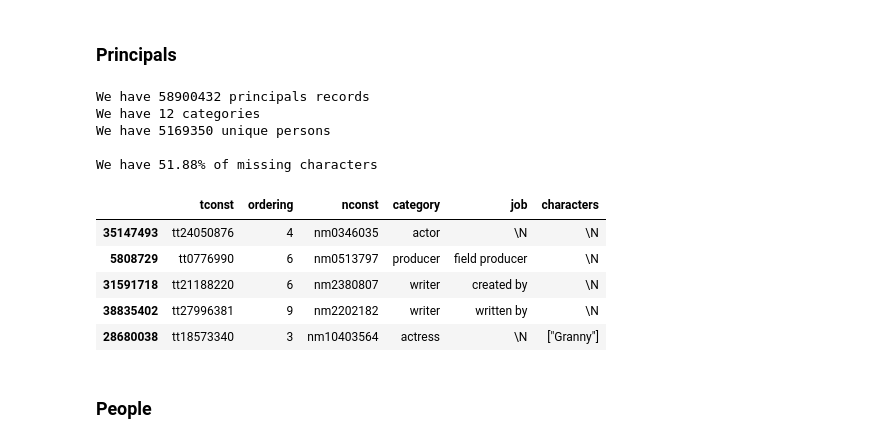
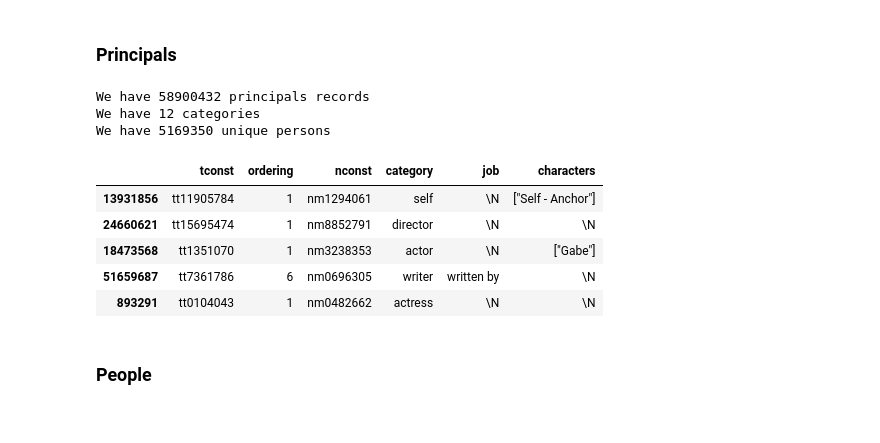
Before and after one commit to epfl-ada/ada-2023-project-advanceddataarsonists, a Jupyter notebook: initial_analyses.ipynb, the cells around one changed output. Cells and saved outputs as stored; diff of their text form; code cells hidden in the pictures.

```diff
--- a/initial_analyses.ipynb
+++ b/initial_analyses.ipynb
@@ -293,26 +300,20 @@ We have 651888 movie titles
 # %%
 total_principals = len(imdb_principals_df)
 print(f"We have {total_principals} principals records")
 print(f"We have {len(imdb_principals_df['category'].unique())} categories")
 print(f"We have {len(imdb_principals_df['nconst'].unique())} unique persons", end="\n\n")
 
-missing_characters = len(imdb_principals_df[imdb_principals_df['characters'] == "\\N"])
-print(f"We have {missing_characters/total_principals*100:.2f}% of missing characters")
-
-
 imdb_principals_df.sample(5)
 # %% [output]
 We have 58900432 principals records
 We have 12 categories
 We have 5169350 unique persons
-
-We have 51.88% of missing characters
 |  | tconst | ordering | nconst | category | job | characters |
-| 35147493 | tt24050876 | 4 | nm0346035 | actor | \N | \N |
-| 5808729 | tt0776990 | 6 | nm0513797 | producer | field producer | \N |
-| 31591718 | tt21188220 | 6 | nm2380807 | writer | created by | \N |
-| 38835402 | tt27996381 | 9 | nm2202182 | writer | written by | \N |
-| 28680038 | tt18573340 | 3 | nm10403564 | actress | \N | ["Granny"] |
+| 13931856 | tt11905784 | 1 | nm1294061 | self | \N | ["Self - Anchor"] |
+| 24660621 | tt15695474 | 1 | nm8852791 | director | \N | \N |
+| 18473568 | tt1351070 | 1 | nm3238353 | actor | \N | ["Gabe"] |
+| 51659687 | tt7361786 | 6 | nm0696305 | writer | written by | \N |
+| 893291 | tt0104043 | 1 | nm0482662 | actress | \N | \N |
 # %% [markdown]
 ### People
 # %%
```
Also changed, not shown: parts of 33 cells of this notebook, 1 other file.
